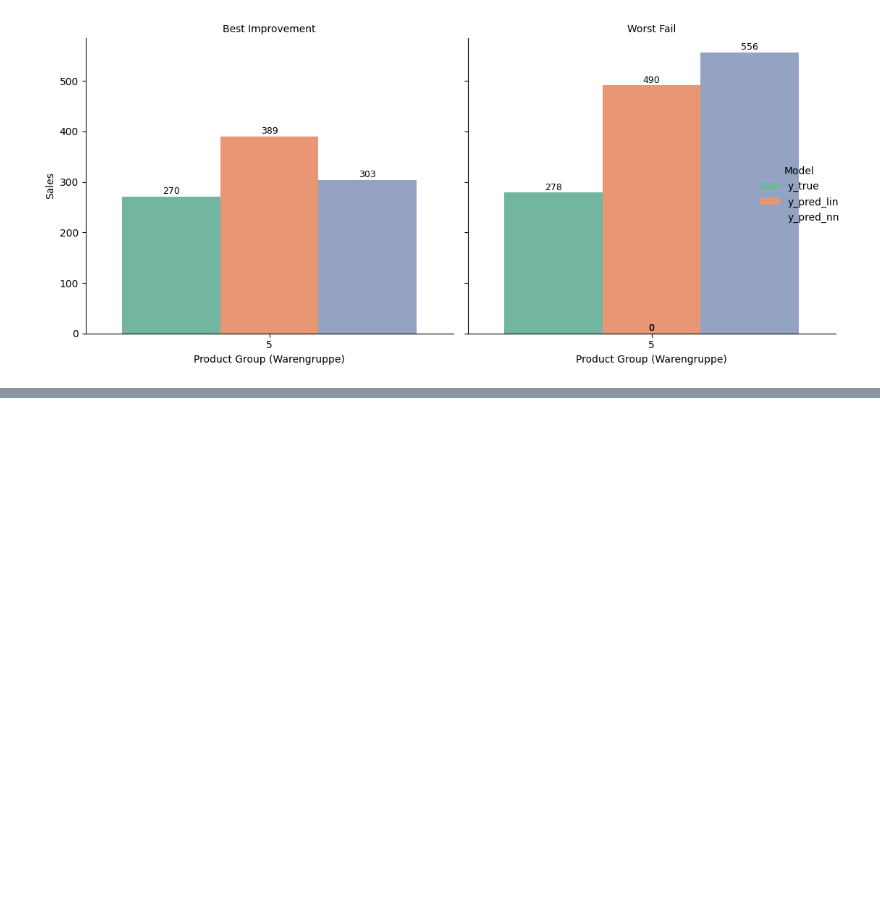
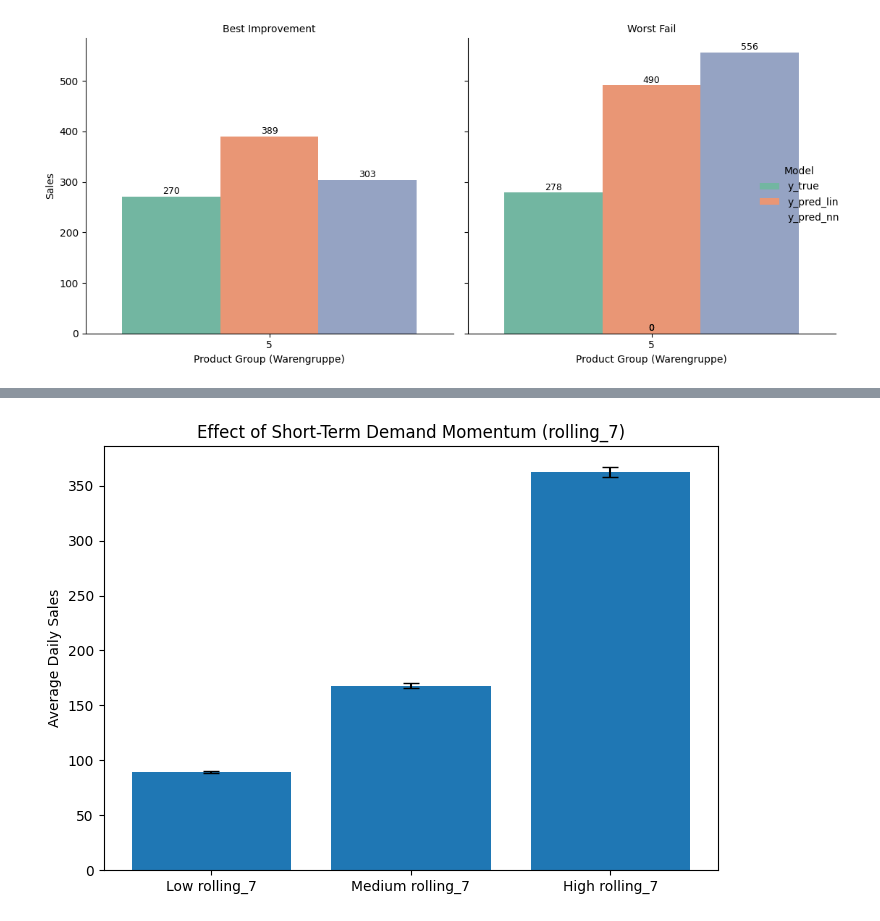
Before and after one commit to ChetnaLourembam/ML-DS, a Jupyter notebook: 3_Model/model_definition_evaluation.ipynb, the cells around one changed output, grey strips where cells are left out. Cells and saved outputs as stored; diff of their text form; code cells hidden in the pictures; blank space fills up the shorter version.

```diff
--- a/3_Model/model_definition_evaluation.ipynb
+++ b/3_Model/model_definition_evaluation.ipynb
@@ -661,0 +809,23 @@ The `ci` parameter is deprecated. Use `errorbar=None` for the same effect.
+# %%
+roll_stats = (
+    df_plot
+    .groupby("roll7_bin")["Umsatz"]
+    .apply(mean_ci)
+    .apply(pd.Series)
+)
+
+roll_stats.columns = ["mean", "ci"]
+
+plt.figure(figsize=(7,5))
+plt.bar(
+    roll_stats.index,
+    roll_stats["mean"],
+    yerr=roll_stats["ci"],
+    capsize=6
+)
+plt.ylabel("Average Daily Sales")
+plt.title("Effect of Short-Term Demand Momentum (rolling_7)")
+plt.tight_layout()
+plt.show()
+# %% [output]
+[figure, added]
```
Also changed, not shown: parts of 16 cells of this notebook.
